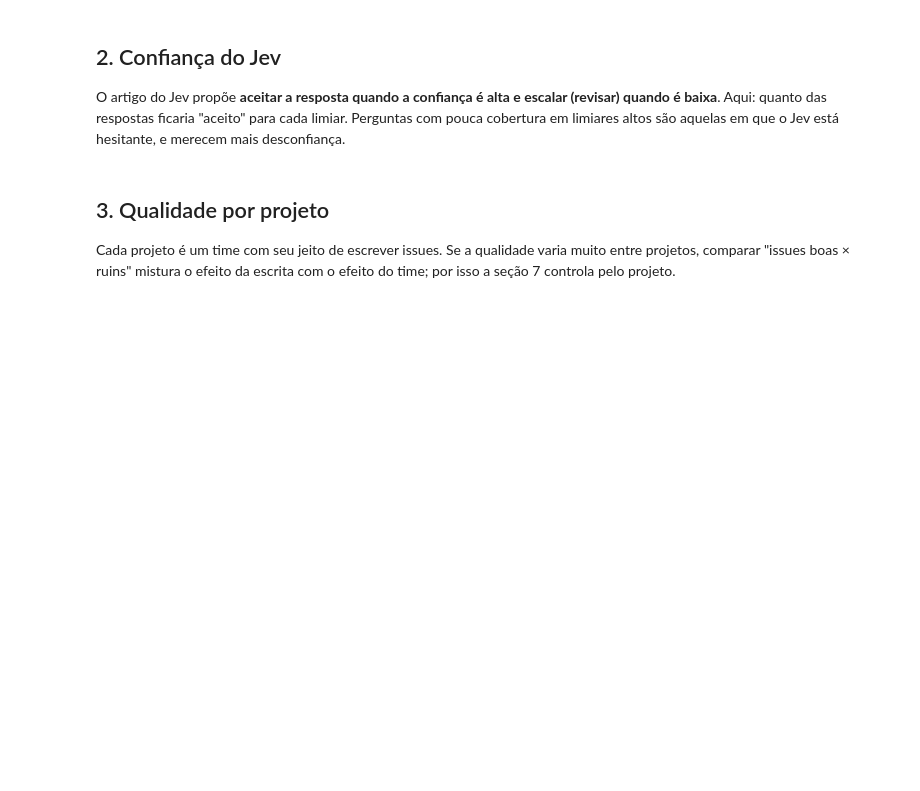
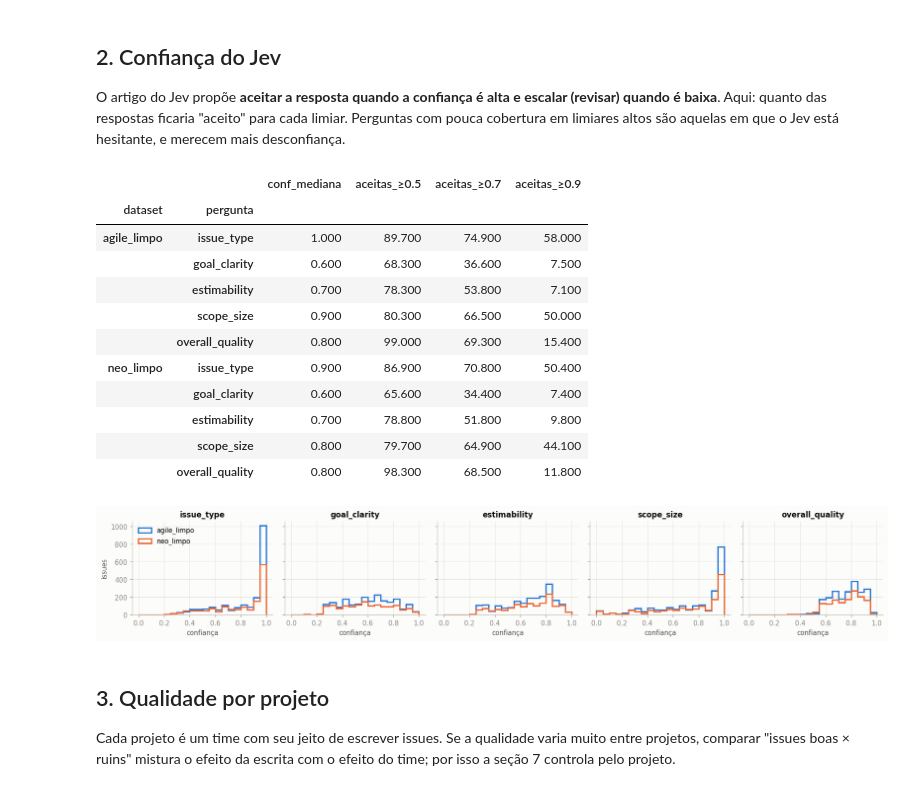
Before and after one commit to anaclaragalvao/Story-Points-Estimation, a Jupyter notebook: repro/analise_jev.ipynb, the cells around one changed output. Cells and saved outputs as stored; diff of their text form; code cells hidden in the pictures; blank space fills up the shorter version.

```diff
--- a/repro/analise_jev.ipynb
+++ b/repro/analise_jev.ipynb
@@ -179,25 +268,40 @@ O artigo do Jev propõe **aceitar a resposta quando a confiança é alta e escal
 Aqui: quanto das respostas ficaria "aceito" para cada limiar. Perguntas com pouca cobertura em limiares altos
 são aquelas em que o Jev está hesitante, e merecem mais desconfiança.
 # %%
+SECAO = "2. Confiança do Jev"
 conf_cols = [c for c in J.columns if c.endswith("_conf")]
 rows = []
 for ds, g in J.groupby("dataset"):
     for c in conf_cols:
         row = {"dataset": ds, "pergunta": c[:-5], "conf_mediana": g[c].median()}
         for t in (0.5, 0.7, 0.9):
             row[f"aceitas_≥{t}"] = 100 * (g[c] >= t).mean()
         rows.append(row)
 conf = pd.DataFrame(rows).set_index(["dataset", "pergunta"])
 display(conf.round(1))
 
 fig, axes = plt.subplots(1, len(conf_cols), figsize=(3.2 * len(conf_cols), 2.8), sharey=True)
 for ax, c in zip(np.atleast_1d(axes), conf_cols):
     for ds in DATASETS:
         ax.hist(J[J.dataset == ds][c].dropna(), bins=np.linspace(0, 1, 21), histtype="step", linewidth=2,
                 color=DS_COLOR[ds], label=ds)
     ax.set_title(c[:-5]); ax.set_xlabel("confiança")
 np.atleast_1d(axes)[0].set_ylabel("issues"); np.atleast_1d(axes)[0].legend()
 fig.tight_layout(); plt.show()
+# %% [output]
+|  |  | conf_mediana | aceitas_≥0.5 | aceitas_≥0.7 | aceitas_≥0.9 |
+| dataset | pergunta |  |  |  |  |
+| agile_limpo | issue_type | 1.000 | 89.700 | 74.900 | 58.000 |
+|  | goal_clarity | 0.600 | 68.300 | 36.600 | 7.500 |
+|  | estimability | 0.700 | 78.300 | 53.800 | 7.100 |
+|  | scope_size | 0.900 | 80.300 | 66.500 | 50.000 |
+|  | overall_quality | 0.800 | 99.000 | 69.300 | 15.400 |
+| neo_limpo | issue_type | 0.900 | 86.900 | 70.800 | 50.400 |
+|  | goal_clarity | 0.600 | 65.600 | 34.400 | 7.400 |
+|  | estimability | 0.700 | 78.800 | 51.800 | 9.800 |
+|  | scope_size | 0.800 | 79.700 | 64.900 | 44.100 |
+|  | overall_quality | 0.800 | 98.300 | 68.500 | 11.800 |
+[figure, added]
 # %% [markdown]
 ## 3. Qualidade por projeto
 
```
Also changed, not shown: parts of 29 cells of this notebook, 59 other files.
